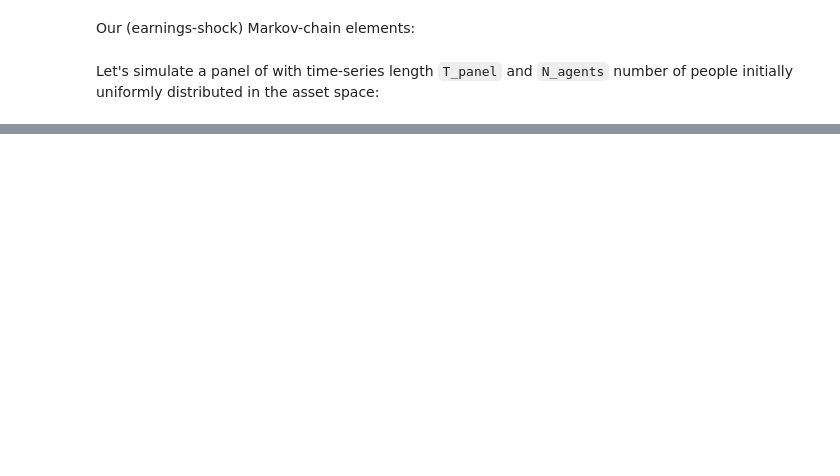
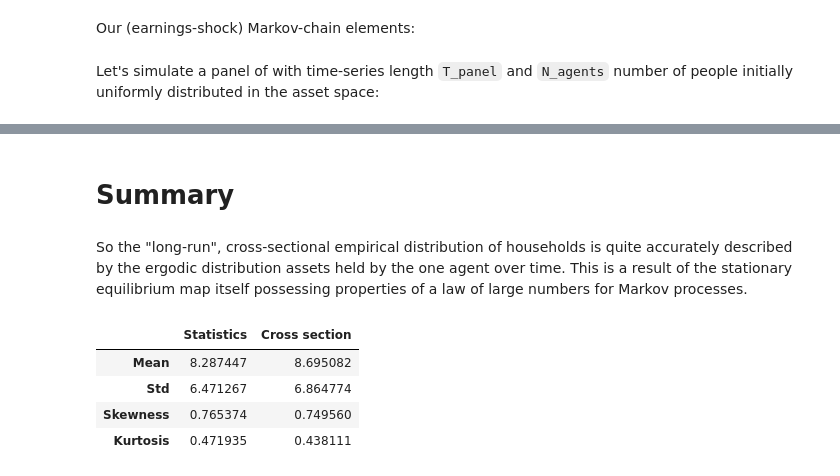
Before and after one commit to phantomachine/macroteoria, a Jupyter notebook: exercises11/Bewley-Aiyagari-Panel-Simulation.ipynb, the cells around one changed output, grey strips where cells are left out. Drawn from its saved outputs; the diff is of its cells as text; code cells hidden in the pictures; blank space fills up the shorter version.

```diff
--- a/exercises11/Bewley-Aiyagari-Panel-Simulation.ipynb
+++ b/exercises11/Bewley-Aiyagari-Panel-Simulation.ipynb
@@ -216,0 +234,9 @@ asset_panel[:,5001::].std()
+# %%
+stats_panel_xsection = { "Mean"     : asset_panel_burn.mean(),
+                         "Std"      : asset_panel_burn.std(),
+                         "Skewness" : skew(asset_panel_burn),
+                         "Kurtosis" : kurtosis(asset_panel_burn)
+                       }
+# %%
+df_pxsection = pd.DataFrame.from_dict(stats_panel_xsection, orient="index", columns=["Cross section"])
+df_pxsection
@@ -225,0 +261,13 @@ plt.show()
+# %% [markdown]
+# Summary
+# %% [markdown]
+So the "long-run", cross-sectional empirical distribution of households is quite accurately described by the ergodic distribution assets held by the one agent over time. This is a result of the stationary equilibrium map itself possessing properties of a law of large numbers for Markov processes.
+# %%
+df_summary = pd.concat([df_single, df_pxsection], axis=1)
+df_summary
+# %% [output]
+|  | Statistics | Cross section |
+| Mean | 8.287447 | 8.695082 |
+| Std | 6.471267 | 6.864774 |
+| Skewness | 0.765374 | 0.749560 |
+| Kurtosis | 0.471935 | 0.438111 |
```
Also changed, not shown: parts of 30 cells of this notebook, 1 other file.
